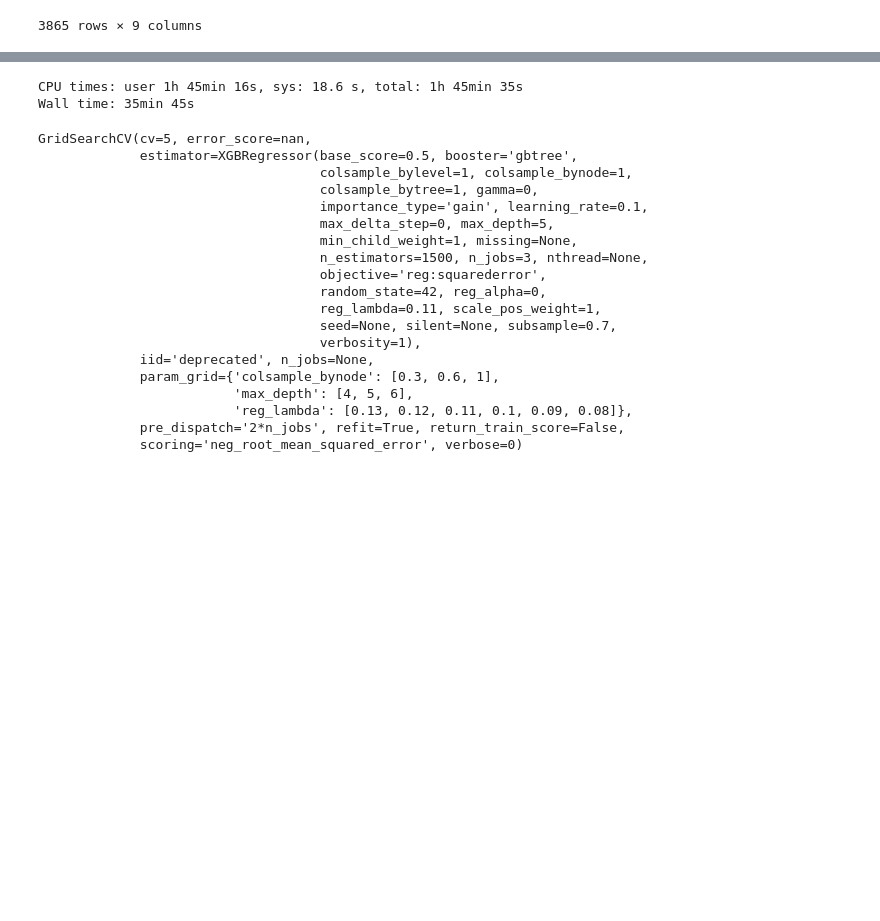
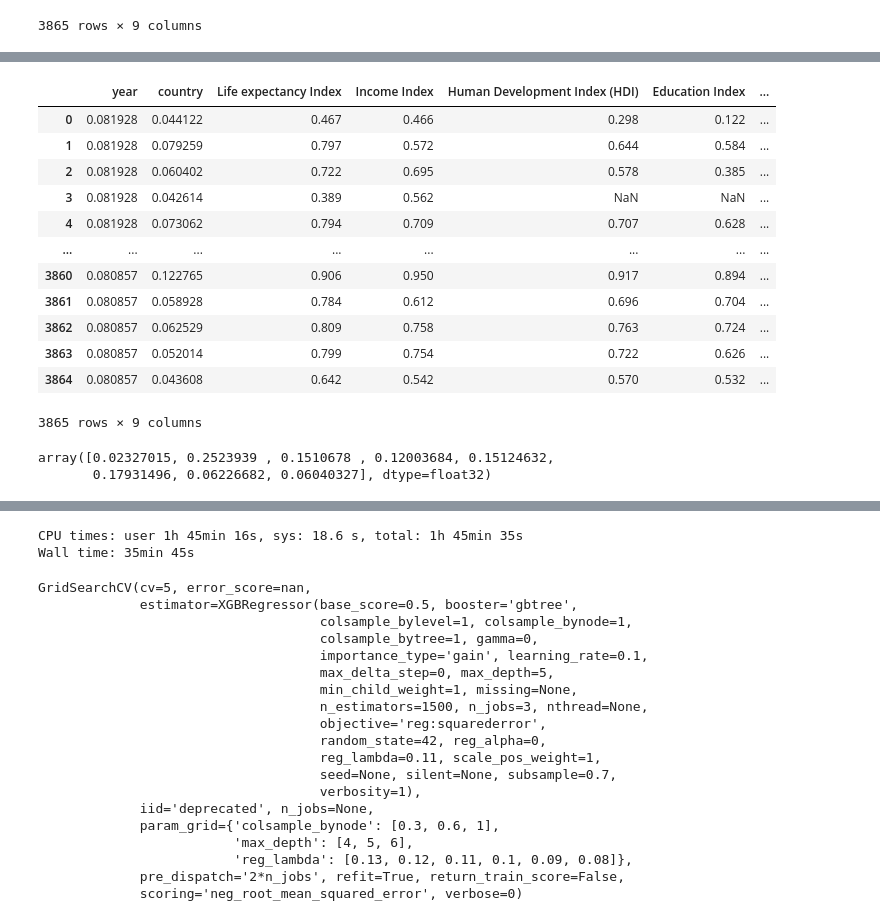
Before and after one commit to D1nay/prohack2020, a Jupyter notebook: Model selection.ipynb, the cells around one changed output, grey strips where cells are left out. Cells and saved outputs as stored; diff of their text form; code cells hidden in the pictures; blank space fills up the shorter version.

```diff
--- a/Model selection.ipynb
+++ b/Model selection.ipynb
@@ -266,0 +144,3 @@ data.set_index()
+# %%
+data_enc = data_mod.drop(columns=['Human Development Index (HDI), female',
+                                  'Human Development Index (HDI), male'])
@@ -267,3 +162,30 @@ data.set_index()
+# %%
+data_enc['country'] = data['country'].map(encode_country)
+# %%
+encode_year = data.groupby('year')['y'].mean()
+# %%
+data_enc['year'] = data['year'].map(encode_year)
+# %%
+data_enc
+# %% [output]
+|  | year | country | Life expectancy Index | Income Index | Human Development Index (HDI) | Education Index | ... |
+| 0 | 0.081928 | 0.044122 | 0.467 | 0.466 | 0.298 | 0.122 | ... |
+| 1 | 0.081928 | 0.079259 | 0.797 | 0.572 | 0.644 | 0.584 | ... |
+| 2 | 0.081928 | 0.060402 | 0.722 | 0.695 | 0.578 | 0.385 | ... |
+| 3 | 0.081928 | 0.042614 | 0.389 | 0.562 | NaN | NaN | ... |
+| 4 | 0.081928 | 0.073062 | 0.794 | 0.709 | 0.707 | 0.628 | ... |
+| ... | ... | ... | ... | ... | ... | ... | ... |
+| 3860 | 0.080857 | 0.122765 | 0.906 | 0.950 | 0.917 | 0.894 | ... |
+| 3861 | 0.080857 | 0.058928 | 0.784 | 0.612 | 0.696 | 0.704 | ... |
+| 3862 | 0.080857 | 0.062529 | 0.809 | 0.758 | 0.763 | 0.724 | ... |
+| 3863 | 0.080857 | 0.052014 | 0.799 | 0.754 | 0.722 | 0.626 | ... |
+| 3864 | 0.080857 | 0.043608 | 0.642 | 0.542 | 0.570 | 0.532 | ... |
+3865 rows × 9 columns
+# %%
+XGB.feature_importances_
+# %% [output]
+array([0.02327015, 0.2523939 , 0.1510678 , 0.12003684, 0.15124632,
+       0.17931496, 0.06226682, 0.06040327], dtype=float32)
 # %%
 # Data manipulation
 from sklearn.neighbors import KNeighborsRegressor
```
Also changed, not shown: parts of 20 cells of this notebook, 2 other files.
